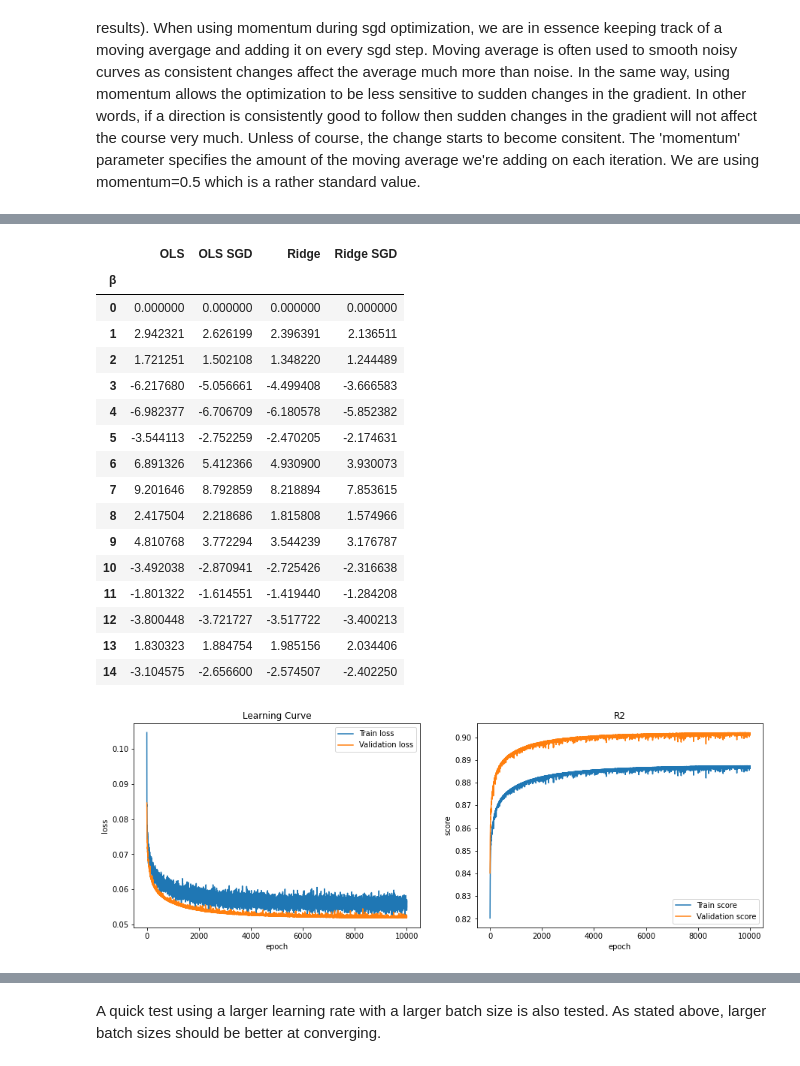
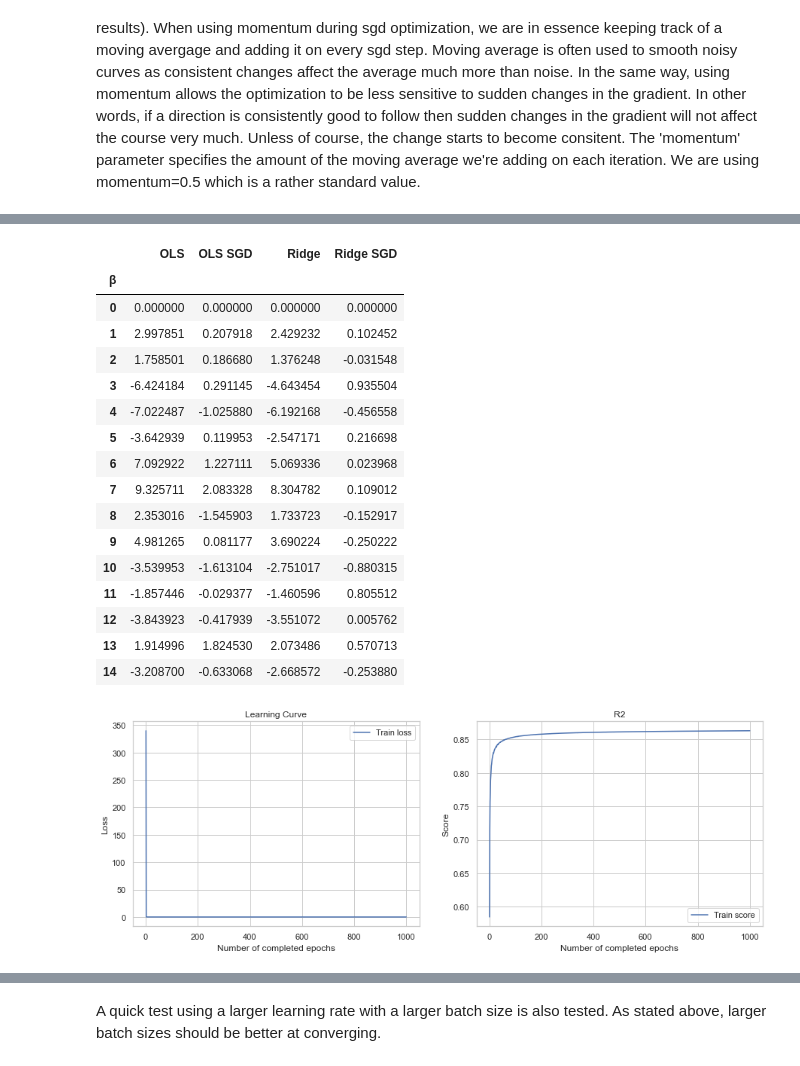
Before and after one commit to oliverif/FYS-STK4155-project2, a Jupyter notebook: notebooks/Reports/Part a.ipynb, the cells around one changed output, grey strips where cells are left out. Drawn from its saved outputs; the diff is of its cells as text; code cells hidden in the pictures.

```diff
--- a/notebooks/Reports/Part a.ipynb
+++ b/notebooks/Reports/Part a.ipynb
@@ -24,6 +21,8 @@ X, z = create_dataset('../../data/raw/SRTM_data_Norway_1.tif',degree=8)
 # %%
 from src.visualization.visualize import plot_surf_from_X
 from sklearn.model_selection import  train_test_split
+import seaborn as sns
+sns.set_theme(style='whitegrid')
 
 X_train, X_test, z_train, z_test = train_test_split(X,z, test_size=0.2)
 
@@ -277,12 +236,16 @@ The batch size determines the size of each mini batch the optimizer trains on fo
 # %%
 from src.model_evaluation.param_analysis import evaluate_parameter
 from src.visualization.visualize import plot_curves
-batch_sizes = np.asarray([2**i for i in range(8)])
+
+batch_sizes = np.array([1, 16, 32, 64, 128, 256])
+sgd_ols.set_params(n_epochs=100)
 scores = evaluate_parameter(sgd_ols,{'batch_size':batch_sizes},['MSE','R2'],X,z,X_scl,z_scl)
+
 fig,(ax1,ax2)=plt.subplots(1,2)
 fig.set_size_inches(15,5)
-plot_curves(scores['MSE'],batch_sizes,('Batch size','MSE'),ax = ax1, title='MSE')
-plot_curves(scores['R2'],batch_sizes,('Batch size','R2'),ax = ax2, title='R2')
+plot_curves(scores['MSE'],batch_sizes,('Batch size[number of samples]','MSE'),ax = ax1, title='MSE')
+plot_curves(scores['R2'],batch_sizes,('Batch size[number of samples]','R2'),ax = ax2, title='R2')
+
 fig,ax3 =plt.subplots()
 fig.set_size_inches(7.5,5)
-plot_curves({'time':scores['train_time']},batch_sizes,('Batch size','s'),ax=ax3,title='Running time')
+plot_curves({'train time':scores['train_time']},batch_sizes,('Batch size[number of samples]','Time[s]'),ax=ax3,title='Running time')
@@ -326,39 +537,56 @@ The 'momentum' parameter specifies the amount of the moving average we're adding
 # %%
-n_epochs = 10000
-batch_size = 64
+#Model parameters
+lmb = 0.1
+lr0 = 0.01
+batch_size = 32
+n_epochs = 1000
+momentum = 0.5
+learning_schedule = 'decaying'
 
-sgd_ols.set_params(batch_size=batch_size,n_epochs = n_epochs, momentum=0.5)
-sgd_ridge.set_params(batch_size=batch_size,n_epochs = n_epochs, momentum=0.5)
+#Setting model parameters
+sgd_ols.set_params(n_epochs=n_epochs,
+                   batch_size=batch_size,
+                   momentum = momentum,
+                   lmb=lmb,
+                   lr0=lr0,
+                   schedule = learning_schedule)
+
+sgd_ridge.set_params(n_epochs=n_epochs,
+                     batch_size=batch_size,
+                     momentum = momentum,
+                     lr0= lr0,
+                     lmb=lmb,
+                     schedule = learning_schedule)
 
 #Refit the models
 sgd_ols.fit(X_train,z_train)
 sgd_ridge.fit(X_train,z_train)
 
 #Print parameters
 df = pd.DataFrame(np.column_stack((ols.beta,sgd_ols.beta,ridge.beta,sgd_ridge.beta)),
                   columns=['OLS','OLS SGD', 'Ridge','Ridge SGD'])
 df.index.name = 'β'
 fig,(ax1,ax2) =plt.subplots(1,2)
 fig.set_size_inches(15,5)
 sgd_ols.plot_loss('Learning Curve',ax1)
 sgd_ols.plot_score('R2',ax2)
 df
 # %% [output]
 |  | OLS | OLS SGD | Ridge | Ridge SGD |
 | β |  |  |  |  |
 | 0 | 0.000000 | 0.000000 | 0.000000 | 0.000000 |
-| 1 | 2.942321 | 2.626199 | 2.396391 | 2.136511 |
-| 2 | 1.721251 | 1.502108 | 1.348220 | 1.244489 |
-| 3 | -6.217680 | -5.056661 | -4.499408 | -3.666583 |
-| 4 | -6.982377 | -6.706709 | -6.180578 | -5.852382 |
-| 5 | -3.544113 | -2.752259 | -2.470205 | -2.174631 |
-| 6 | 6.891326 | 5.412366 | 4.930900 | 3.930073 |
-| 7 | 9.201646 | 8.792859 | 8.218894 | 7.853615 |
-| 8 | 2.417504 | 2.218686 | 1.815808 | 1.574966 |
-| 9 | 4.810768 | 3.772294 | 3.544239 | 3.176787 |
-| 10 | -3.492038 | -2.870941 | -2.725426 | -2.316638 |
-| 11 | -1.801322 | -1.614551 | -1.419440 | -1.284208 |
-| 12 | -3.800448 | -3.721727 | -3.517722 | -3.400213 |
-| 13 | 1.830323 | 1.884754 | 1.985156 | 2.034406 |
-| 14 | -3.104575 | -2.656600 | -2.574507 | -2.402250 |
+| 1 | 2.997851 | 0.207918 | 2.429232 | 0.102452 |
+| 2 | 1.758501 | 0.186680 | 1.376248 | -0.031548 |
+| 3 | -6.424184 | 0.291145 | -4.643454 | 0.935504 |
+| 4 | -7.022487 | -1.025880 | -6.192168 | -0.456558 |
+| 5 | -3.642939 | 0.119953 | -2.547171 | 0.216698 |
+| 6 | 7.092922 | 1.227111 | 5.069336 | 0.023968 |
+| 7 | 9.325711 | 2.083328 | 8.304782 | 0.109012 |
+| 8 | 2.353016 | -1.545903 | 1.733723 | -0.152917 |
+| 9 | 4.981265 | 0.081177 | 3.690224 | -0.250222 |
+| 10 | -3.539953 | -1.613104 | -2.751017 | -0.880315 |
+| 11 | -1.857446 | -0.029377 | -1.460596 | 0.805512 |
+| 12 | -3.843923 | -0.417939 | -3.551072 | 0.005762 |
+| 13 | 1.914996 | 1.824530 | 2.073486 | 0.570713 |
+| 14 | -3.208700 | -0.633068 | -2.668572 | -0.253880 |
-[figure, old version]
+[figure, new version]
```
Also changed, not shown: parts of 49 cells of this notebook, 11 other files.
